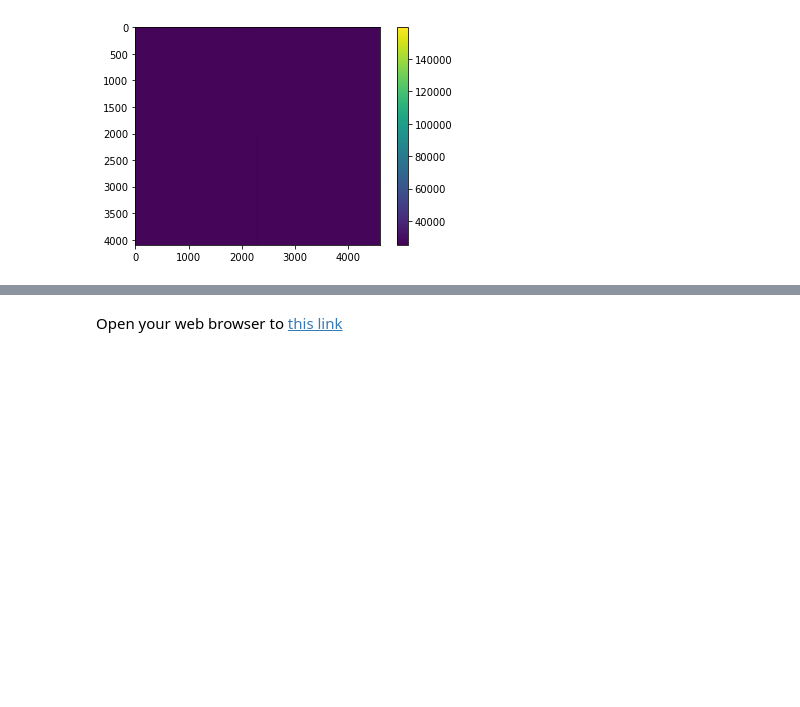
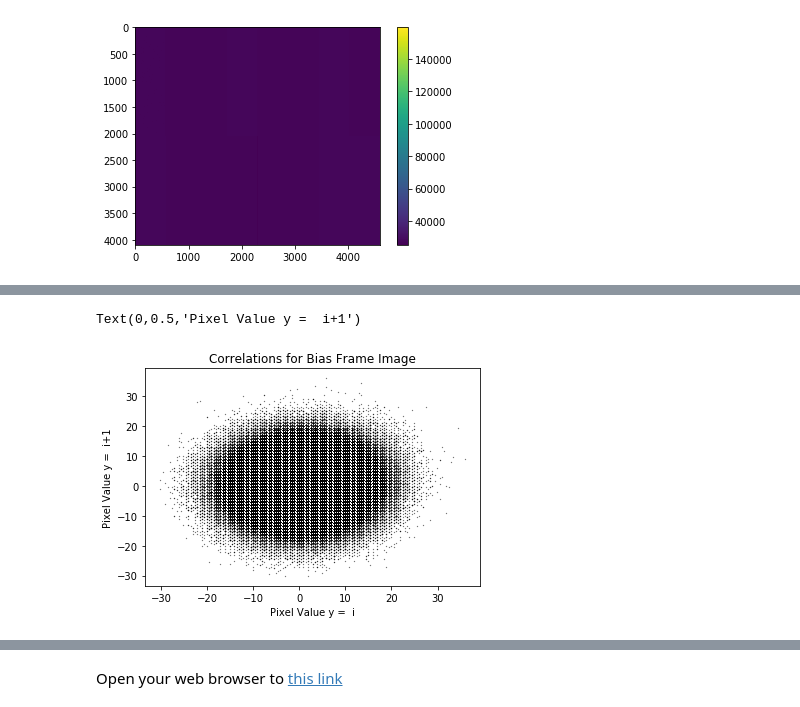
Before and after one commit to lsst/bootcamp-work, a Jupyter notebook: isr_exploration/noise_distributions.ipynb, the cells around one changed output, grey strips where cells are left out. Saved outputs shown, nothing was run; the diff lists cells and outputs as text; code cells hidden in the pictures; blank space fills up the shorter version.

```diff
--- a/isr_exploration/noise_distributions.ipynb
+++ b/isr_exploration/noise_distributions.ipynb
@@ -188,0 +189,21 @@ my_display.mtv(raw.getMaskedImage()) # Plot the raw image
+# %%
+#The bias frames often have structure in both the parallel and serial direction.  Overscan correction does not get rid of it,
+#which is why images need to be both overscan and bias corrected.  It's stronger in ITL devices, but e2v has some structure
+#as well.
+
+# Older configuration from march or april due to how the reset is applied
+
+# Look if it's stable and compare to ITL
+
+#It is interesting to note that this causes correlations in the bias frame that are then subtracted out in the corrected image.
+
+lim = 1000
+x = assemble_corrected_image[0:lim,0:lim].flatten("F")[0:-2]
+y = assemble_corrected_image[0:lim,0:lim].flatten("F")[1:-1]
+plt.scatter(x,y,marker='.',color='black',s=0.2)
+plt.title('Correlations for Bias Frame Image')
+plt.xlabel('Pixel Value y =  i')
+plt.ylabel('Pixel Value y =  i+1')
+# %% [output]
+Text(0,0.5,'Pixel Value y =  i+1')
+[figure, added]
```
Also changed, not shown: parts of 14 cells of this notebook.
